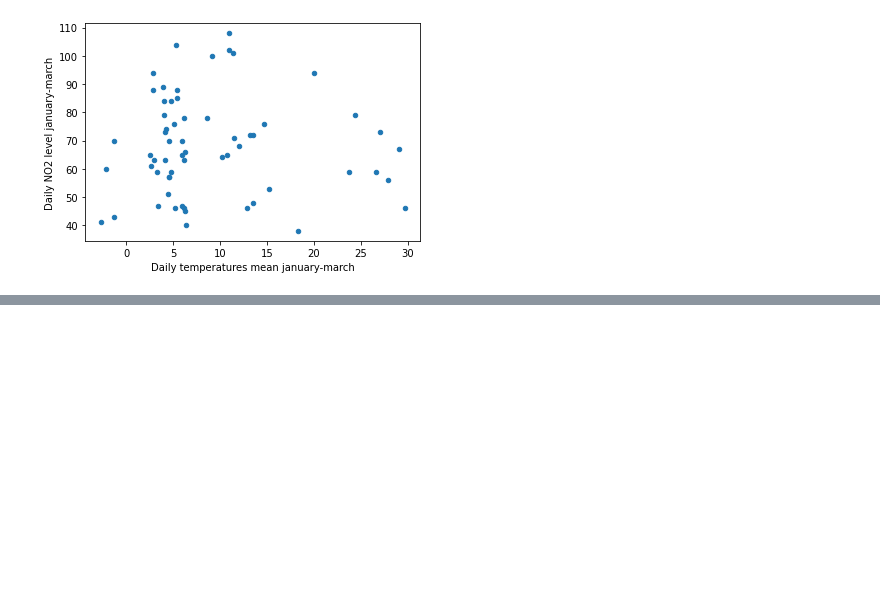
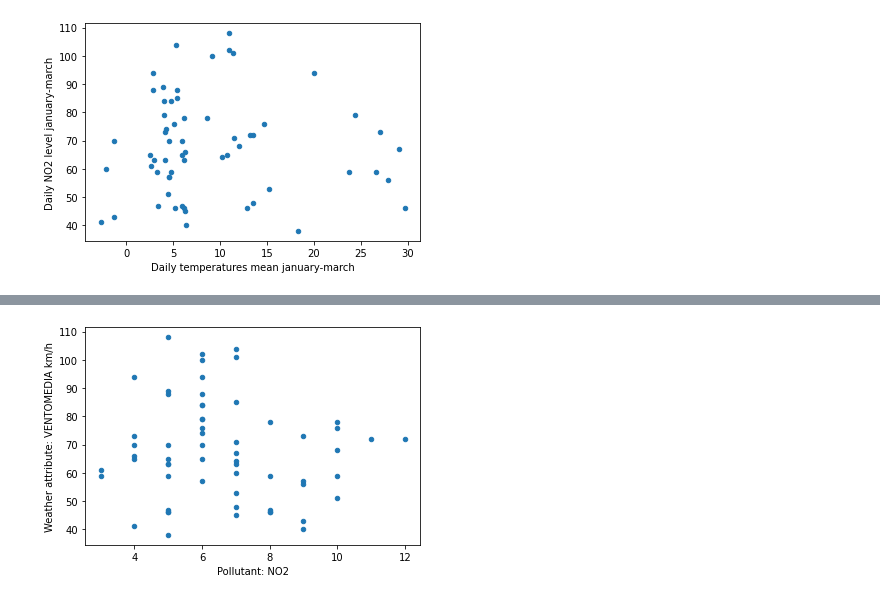
Before and after one commit to prometheus404/progetto_visualizzazione, a Jupyter notebook: weather/pollution_weather.ipynb, the cells around one changed output, grey strips where cells are left out. Cells and saved outputs as stored; diff of their text form; code cells hidden in the pictures; blank space fills up the shorter version.

```diff
--- a/weather/pollution_weather.ipynb
+++ b/weather/pollution_weather.ipynb
@@ -86,0 +129,4 @@ plt.show()
+# %%
+weather_pollutant("NO2", 2, "VENTOMEDIA km/h", "2018-01-03", "2018-03-30")
+# %% [output]
+[figure, added]
```
Also changed, not shown: parts of 7 cells of this notebook, 1 other file.
